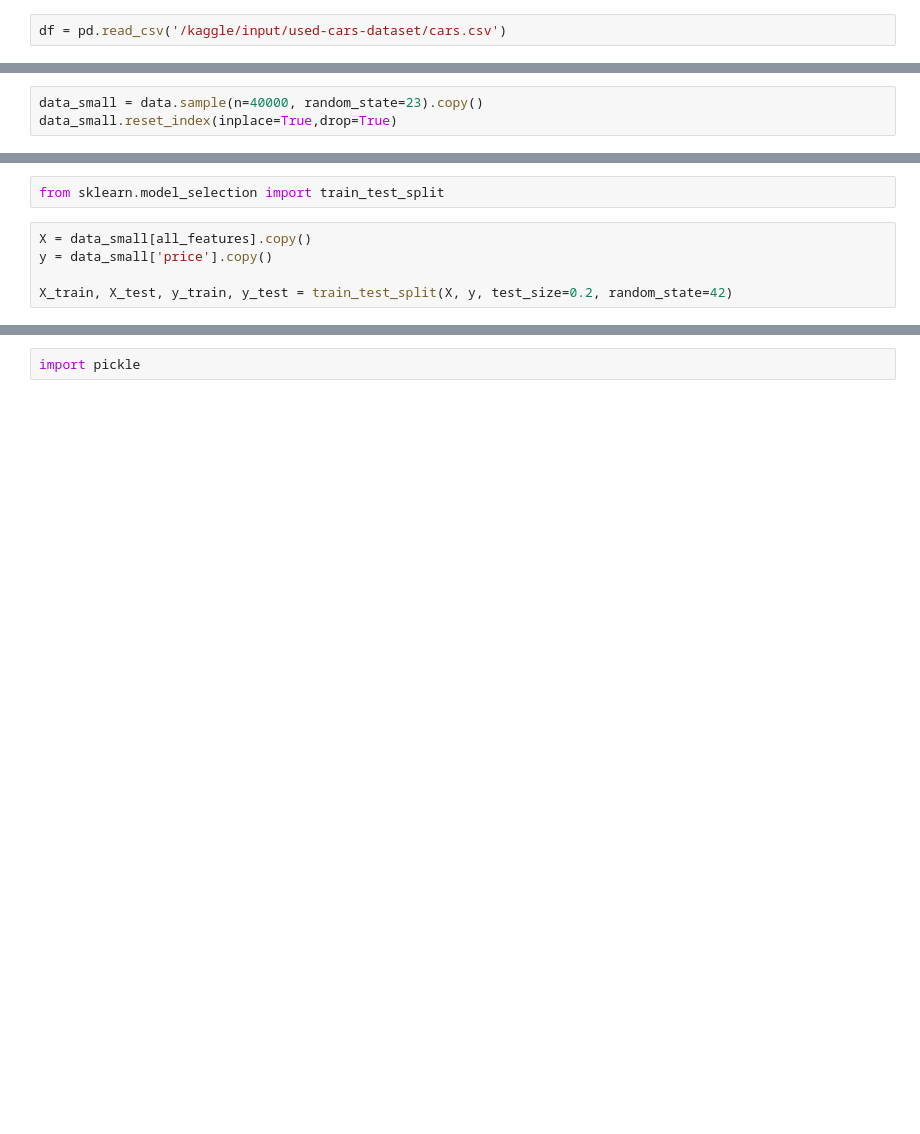
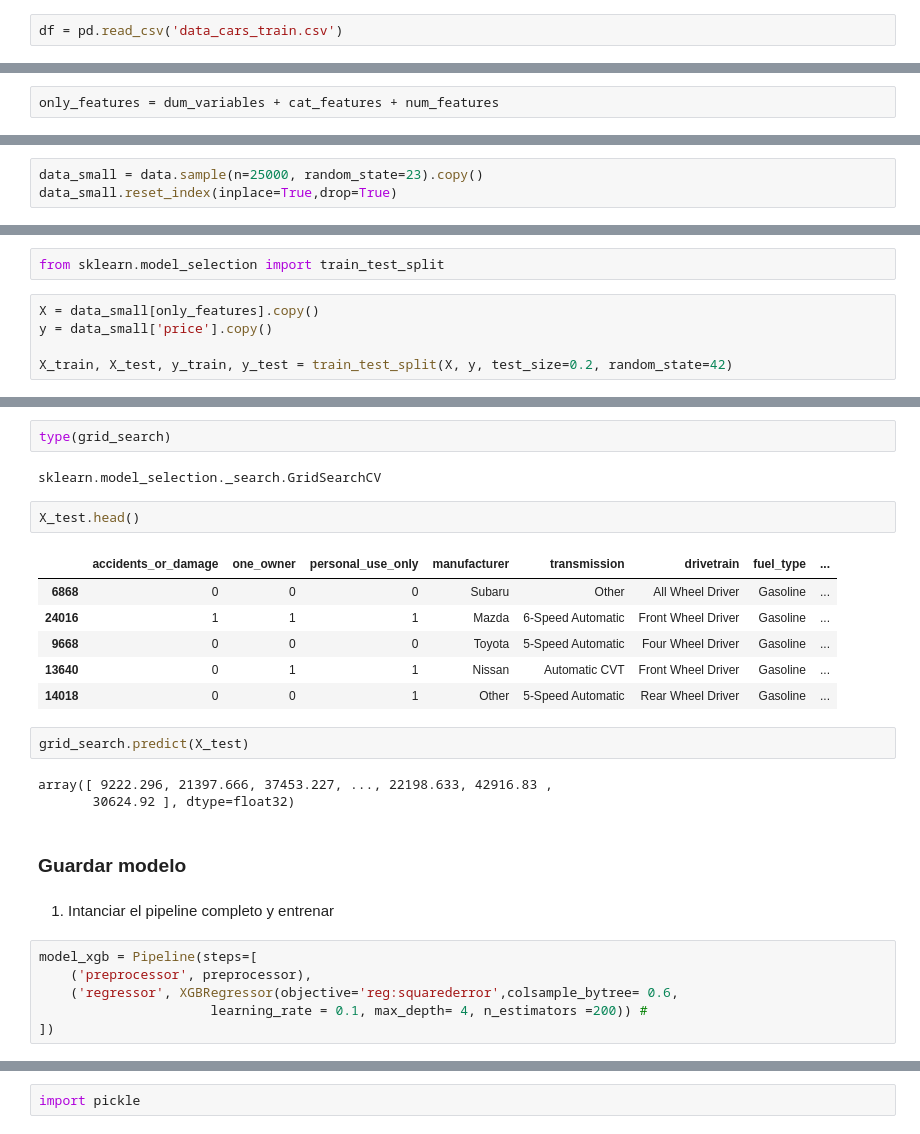
Before and after one commit to diegonf84/proyecto_ml_test, a Jupyter notebook: Autos_usados.ipynb, the cells around one changed output, grey strips where cells are left out. Saved outputs shown, nothing was run; the diff lists cells and outputs as text; blank space fills up the shorter version.

Commit message:
Automatizacion Predict

```diff
--- a/Autos_usados.ipynb
+++ b/Autos_usados.ipynb
@@ -43,7 +28,7 @@ So, without further ado, let's dive into this data science expedition, and uncov
 # %% [markdown]
 Let's read the data
 # %%
-df = pd.read_csv('/kaggle/input/used-cars-dataset/cars.csv')
+df = pd.read_csv('data_cars_train.csv')
 # %% [markdown]
 Generally, the first thing is always to take a look at the dataset, to get an idea of what the features are like, and what it looks like.
 # %%
@@ -224,6 +328,8 @@ num_features = ['year','mileage', 'mpg', 'driver_reviews_num', 'seller_rating',
 dum_variables = ['accidents_or_damage', 'one_owner','personal_use_only']
 # %% [markdown]
 ### Dataset filter
+# %%
+only_features = dum_variables + cat_features + num_features
 # %%
 all_features = dum_variables + cat_features + num_features
 all_features.append('price')
@@ -248,5 +416,5 @@ First check hiperpameter tunning on small data
 # %%
-data_small = data.sample(n=40000, random_state=23).copy()
+data_small = data.sample(n=25000, random_state=23).copy()
 data_small.reset_index(inplace=True,drop=True)
 # %%
 data_small.head()
@@ -314,7 +501,7 @@ grid_search = GridSearchCV(pipeline, param_grid, cv=3, verbose=2, n_jobs=4)
 # %%
 from sklearn.model_selection import train_test_split
 # %%
-X = data_small[all_features].copy()
+X = data_small[only_features].copy()
 y = data_small['price'].copy()
 
 X_train, X_test, y_train, y_test = train_test_split(X, y, test_size=0.2, random_state=42)
@@ -326,0 +532,28 @@ print("Test score:", grid_search.score(X_test, y_test))
+# %%
+type(grid_search)
+# %% [output]
+sklearn.model_selection._search.GridSearchCV
+# %%
+X_test.head()
+# %% [output]
+|  | accidents_or_damage | one_owner | personal_use_only | manufacturer | transmission | drivetrain | fuel_type | ... |
+| 6868 | 0 | 0 | 0 | Subaru | Other | All Wheel Driver | Gasoline | ... |
+| 24016 | 1 | 1 | 1 | Mazda | 6-Speed Automatic | Front Wheel Driver | Gasoline | ... |
+| 9668 | 0 | 0 | 0 | Toyota | 5-Speed Automatic | Four Wheel Driver | Gasoline | ... |
+| 13640 | 0 | 1 | 1 | Nissan | Automatic CVT | Front Wheel Driver | Gasoline | ... |
+| 14018 | 0 | 0 | 1 | Other | 5-Speed Automatic | Rear Wheel Driver | Gasoline | ... |
+# %%
+grid_search.predict(X_test)
+# %% [output]
+array([ 9222.296, 21397.666, 37453.227, ..., 22198.633, 42916.83 ,
+       30624.92 ], dtype=float32)
+# %% [markdown]
+### Guardar modelo
+# %% [markdown]
+1. Intanciar el pipeline completo y entrenar
+# %%
+model_xgb = Pipeline(steps=[
+    ('preprocessor', preprocessor),
+    ('regressor', XGBRegressor(objective='reg:squarederror',colsample_bytree= 0.6,
+                      learning_rate = 0.1, max_depth= 4, n_estimators =200)) #
+])
```
Also changed, not shown: parts of 30 cells of this notebook, 3 other files.
